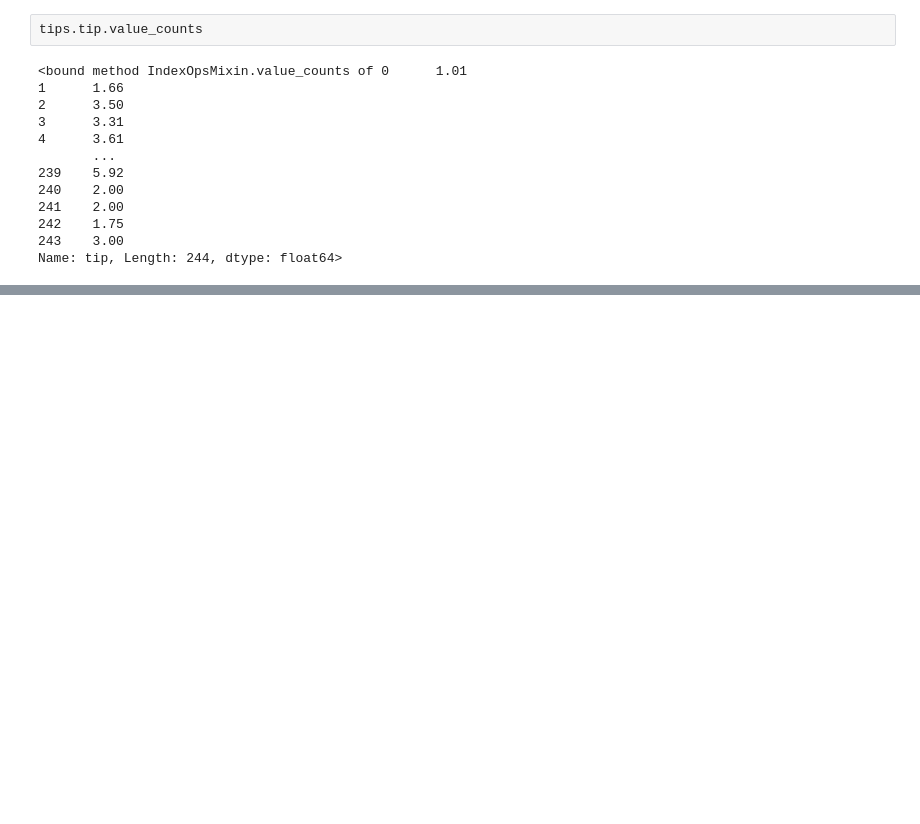
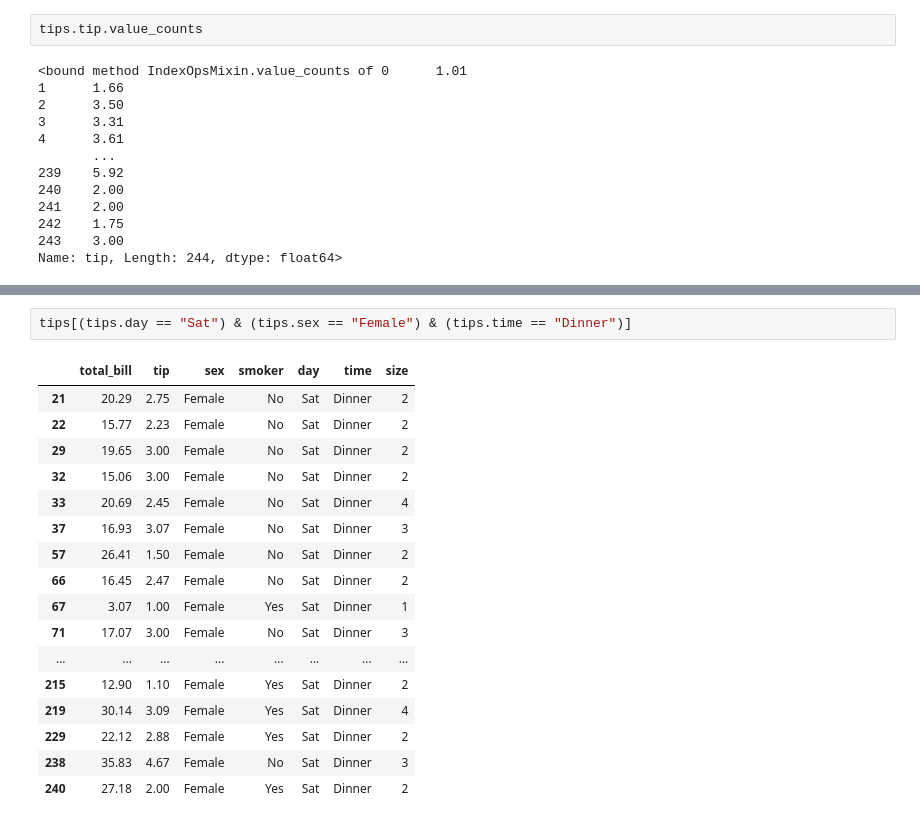
Before and after one commit to Dans182/jupyter-python, a Jupyter notebook: Daniel/20240415.ipynb, the cells around one changed output, grey strips where cells are left out. Saved outputs shown, nothing was run; the diff lists cells and outputs as text; blank space fills up the shorter version.

```diff
--- a/Daniel/20240415.ipynb
+++ b/Daniel/20240415.ipynb
@@ -491,0 +711,20 @@ tips.tip.hist(bins = 20);
+# %%
+tips[(tips.day == "Sat") & (tips.sex == "Female") & (tips.time == "Dinner")]
+# %% [output]
+|  | total_bill | tip | sex | smoker | day | time | size |
+| 21 | 20.29 | 2.75 | Female | No | Sat | Dinner | 2 |
+| 22 | 15.77 | 2.23 | Female | No | Sat | Dinner | 2 |
+| 29 | 19.65 | 3.00 | Female | No | Sat | Dinner | 2 |
+| 32 | 15.06 | 3.00 | Female | No | Sat | Dinner | 2 |
+| 33 | 20.69 | 2.45 | Female | No | Sat | Dinner | 4 |
+| 37 | 16.93 | 3.07 | Female | No | Sat | Dinner | 3 |
+| 57 | 26.41 | 1.50 | Female | No | Sat | Dinner | 2 |
+| 66 | 16.45 | 2.47 | Female | No | Sat | Dinner | 2 |
+| 67 | 3.07 | 1.00 | Female | Yes | Sat | Dinner | 1 |
+| 71 | 17.07 | 3.00 | Female | No | Sat | Dinner | 3 |
+| ... | ... | ... | ... | ... | ... | ... | ... |
+| 215 | 12.90 | 1.10 | Female | Yes | Sat | Dinner | 2 |
+| 219 | 30.14 | 3.09 | Female | Yes | Sat | Dinner | 4 |
+| 229 | 22.12 | 2.88 | Female | Yes | Sat | Dinner | 2 |
+| 238 | 35.83 | 4.67 | Female | No | Sat | Dinner | 3 |
+| 240 | 27.18 | 2.00 | Female | Yes | Sat | Dinner | 2 |
```
Also changed, not shown: parts of 48 cells of this notebook.
